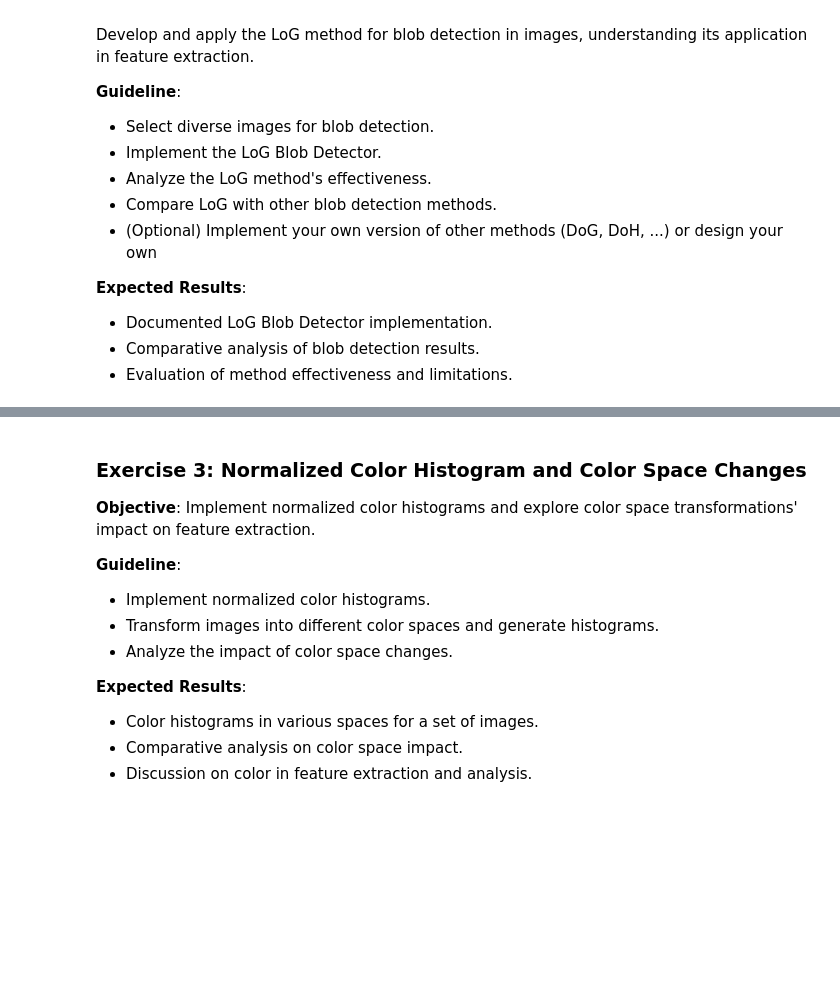
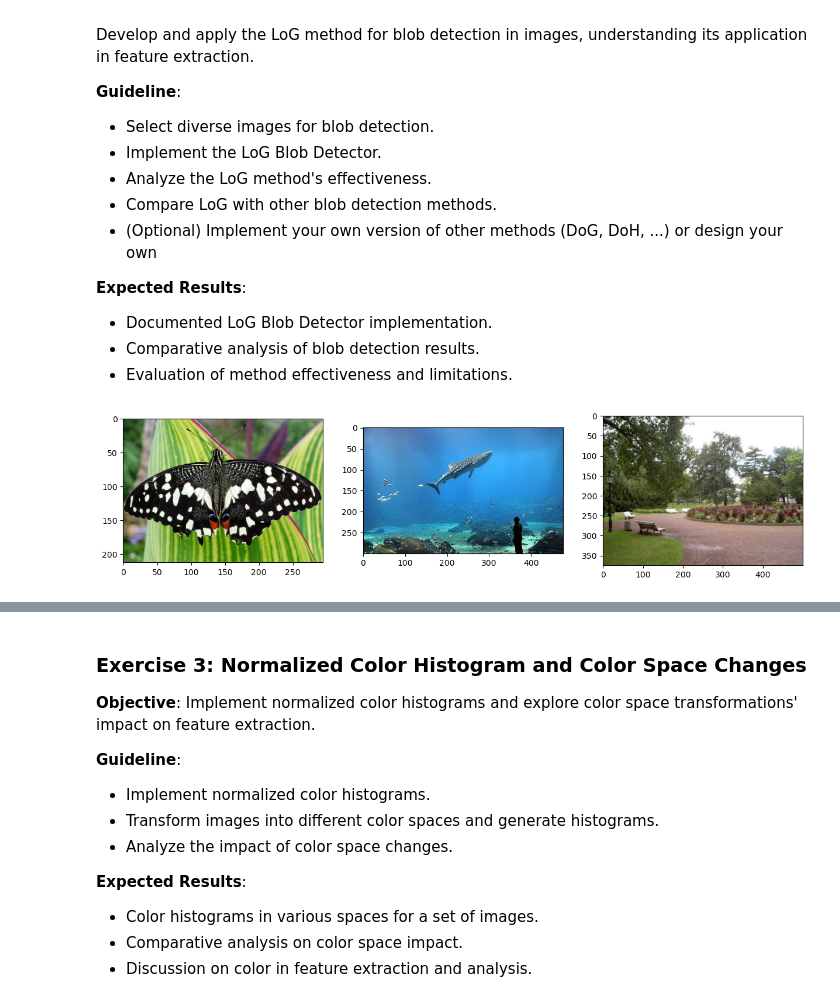
Before and after one commit to Pikurrot/cv-problems-uab, a Jupyter notebook: Lab 4/Practicum_Fondations_CV_Lab4.ipynb, the cells around one changed output, grey strips where cells are left out. Saved outputs shown, nothing was run; the diff lists cells and outputs as text; code cells hidden in the pictures; blank space fills up the shorter version.

```diff
--- a/Lab 4/Practicum_Fondations_CV_Lab4.ipynb
+++ b/Lab 4/Practicum_Fondations_CV_Lab4.ipynb
@@ -86,3 +90,17 @@ Develop and apply the LoG method for blob detection in images, understanding its
 - Documented LoG Blob Detector implementation.
 - Comparative analysis of blob detection results.
 - Evaluation of method effectiveness and limitations.
+# %%
+paths = ("extras/butterfly.png",
+		 "dataset/train/aquarium/sun_acdxxtklhqaoxnqd.jpg",
+		 "dataset/train/park/labelme_ivpfpphckdkblco.jpg")
+
+imgs_rgb = [cv2.imread(path) for path in paths]
+imgs_rgb = [cv2.cvtColor(img, cv2.COLOR_BGR2RGB) for img in imgs_rgb]
+
+fig, axs = plt.subplots(1, 3, figsize=(15, 5))
+for i, img in enumerate(imgs_rgb):
+	axs[i].imshow(img)
+plt.show()
+# %% [output]
+[figure, added]
```
Also changed, not shown: parts of 6 cells of this notebook.
